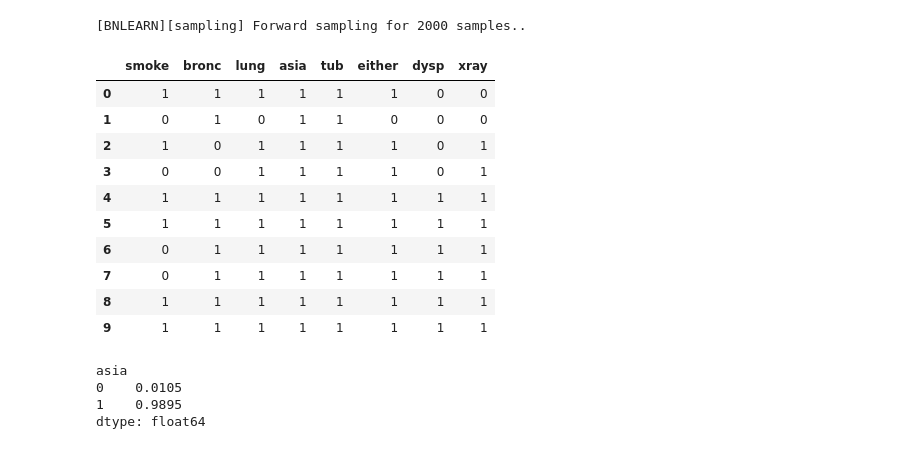
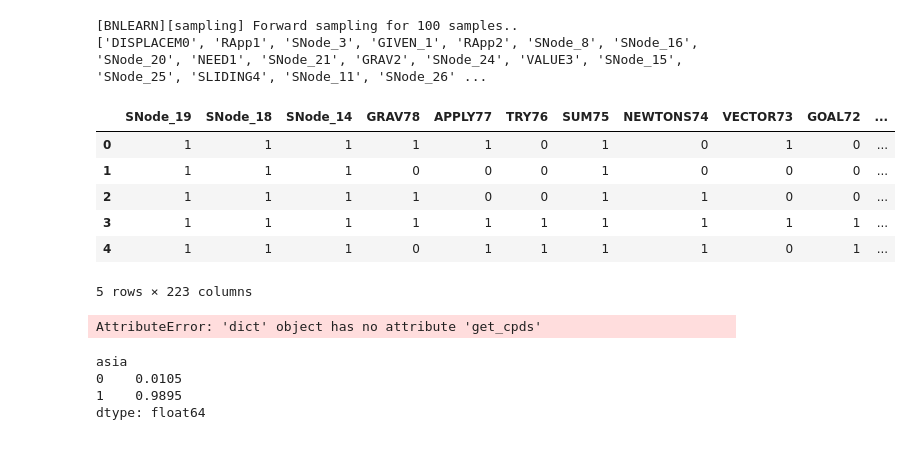
Before and after one commit to luckP/TAIA-projects, a Jupyter notebook: bn.ipynb, the cells around one changed output. Drawn from its saved outputs; the diff is of its cells as text; code cells hidden in the pictures.

```diff
--- a/bn.ipynb
+++ b/bn.ipynb
@@ -6,15 +16,6 @@ import bnlearn
 # %%
-# bif_file= 'sprinkler'
-# bif_file= 'alarm'
-# bif_file= 'andes'
-bif_file= 'asia'
-# bif_file= 'pathfinder'
-# bif_file= 'sachs'
-# bif_file= 'miserables'
-# bif_file= 'filepath/to/model.bif'
-
+bif_file_options = ['sprinkler', 'alarm', 'andes', 'asia', 'pathfinder', 'sachs', 'miserables']
 # Loading example dataset
-model = bnlearn.import_DAG(bif_file, CPD=False)
-
+model = bnlearn.import_DAG(bif_file_options[2], CPD=False)
 G = bnlearn.plot(model)
 # %% [output]
@@ -24,16 +27,13 @@ G = bnlearn.plot(model)
 # %%
-df = bnlearn.sampling(model, 2000)
-df.head(10)
+df = bnlearn.sampling(model, n=100)
+df.head(5)
 # %% [output]
-[BNLEARN][sampling] Forward sampling for 2000 samples..
+[BNLEARN][sampling] Forward sampling for 100 samples..
+['DISPLACEM0', 'RApp1', 'SNode_3', 'GIVEN_1', 'RApp2', 'SNode_8', 'SNode_16', 'SNode_20', 'NEED1', 'SNode_21', 'GRAV2', 'SNode_24', 'VALUE3', 'SNode_15', 'SNode_25', 'SLIDING4', 'SNode_11', 'SNode_26' ...
-|  | smoke | bronc | lung | asia | tub | either | dysp | xray |
-| 0 | 1 | 1 | 1 | 1 | 1 | 1 | 0 | 0 |
-| 1 | 0 | 1 | 0 | 1 | 1 | 0 | 0 | 0 |
-| 2 | 1 | 0 | 1 | 1 | 1 | 1 | 0 | 1 |
-| 3 | 0 | 0 | 1 | 1 | 1 | 1 | 0 | 1 |
-| 4 | 1 | 1 | 1 | 1 | 1 | 1 | 1 | 1 |
-| 5 | 1 | 1 | 1 | 1 | 1 | 1 | 1 | 1 |
-| 6 | 0 | 1 | 1 | 1 | 1 | 1 | 1 | 1 |
-| 7 | 0 | 1 | 1 | 1 | 1 | 1 | 1 | 1 |
-| 8 | 1 | 1 | 1 | 1 | 1 | 1 | 1 | 1 |
-| 9 | 1 | 1 | 1 | 1 | 1 | 1 | 1 | 1 |
+|  | SNode_19 | SNode_18 | SNode_14 | GRAV78 | APPLY77 | TRY76 | SUM75 | NEWTONS74 | VECTOR73 | GOAL72 | ... |
+| 0 | 1 | 1 | 1 | 1 | 1 | 0 | 1 | 0 | 1 | 0 | ... |
+| 1 | 1 | 1 | 1 | 0 | 0 | 0 | 1 | 0 | 0 | 0 | ... |
+| 2 | 1 | 1 | 1 | 1 | 0 | 0 | 1 | 1 | 0 | 0 | ... |
+| 3 | 1 | 1 | 1 | 1 | 1 | 1 | 1 | 1 | 1 | 1 | ... |
+| 4 | 1 | 1 | 1 | 0 | 1 | 1 | 1 | 1 | 0 | 1 | ... |
+5 rows × 223 columns
@@ -40,3 +42,7 @@ df.head(10)
+# %%
+model.get_cpds('Rain')
+# %% [output]
+AttributeError: 'dict' object has no attribute 'get_cpds'
 # %%
 col = 'asia'
 df[[col]].groupby(col).size().div(len(df))
```
Also changed, not shown: parts of 11 cells of this notebook, 4 other files.
